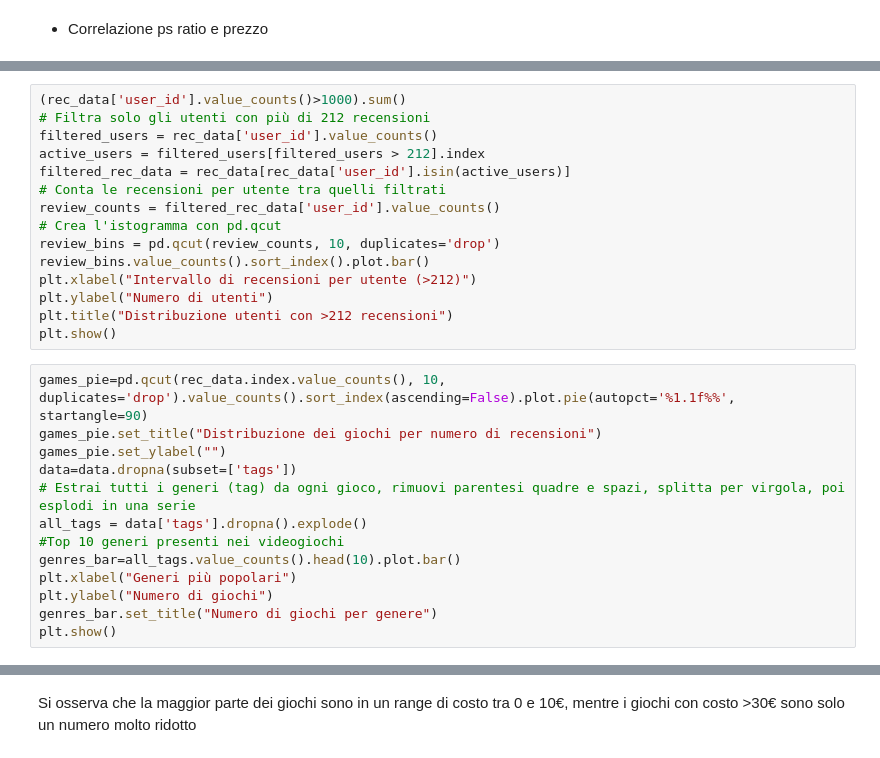
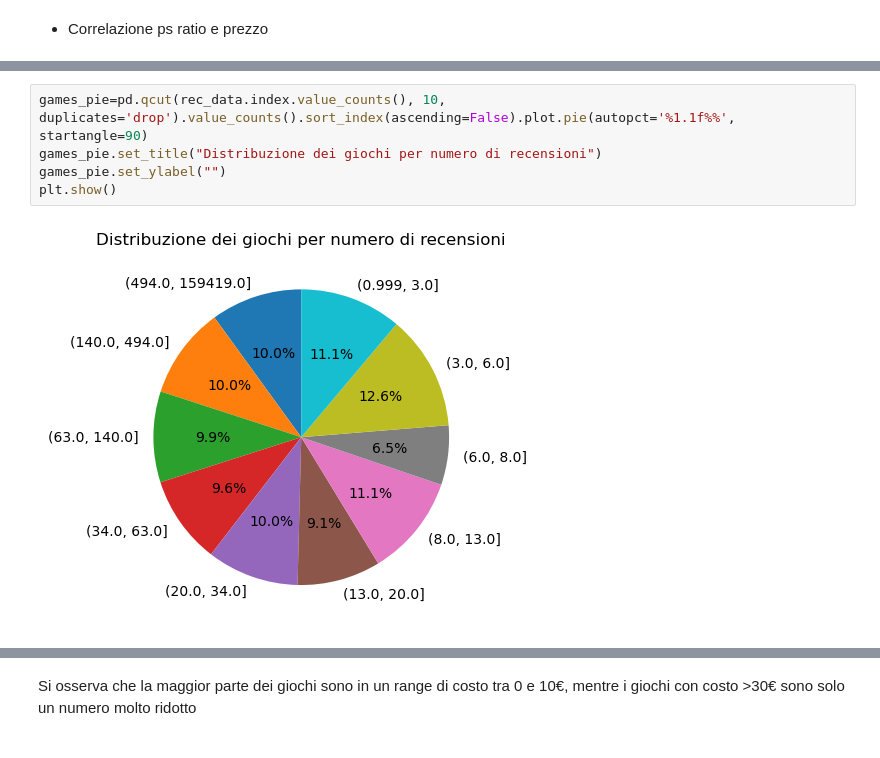
Before and after one commit to tonyspar/progetto-programmazione-di-applicazioni-data-intensive, a Jupyter notebook: notebook_bello (1).ipynb, the cells around one changed output, grey strips where cells are left out. Cells and saved outputs as stored; diff of their text form.

```diff
--- a/notebook_bello (1).ipynb
+++ b/notebook_bello (1).ipynb
@@ -249,31 +342,10 @@ plt.show()
-# %%
-(rec_data['user_id'].value_counts()>1000).sum()
-# Filtra solo gli utenti con più di 212 recensioni
-filtered_users = rec_data['user_id'].value_counts()
-active_users = filtered_users[filtered_users > 212].index
-filtered_rec_data = rec_data[rec_data['user_id'].isin(active_users)]
-# Conta le recensioni per utente tra quelli filtrati
-review_counts = filtered_rec_data['user_id'].value_counts()
-# Crea l'istogramma con pd.qcut
-review_bins = pd.qcut(review_counts, 10, duplicates='drop')
-review_bins.value_counts().sort_index().plot.bar()
-plt.xlabel("Intervallo di recensioni per utente (>212)")
-plt.ylabel("Numero di utenti")
-plt.title("Distribuzione utenti con >212 recensioni")
-plt.show()
 # %%
 games_pie=pd.qcut(rec_data.index.value_counts(), 10, duplicates='drop').value_counts().sort_index(ascending=False).plot.pie(autopct='%1.1f%%', startangle=90)
 games_pie.set_title("Distribuzione dei giochi per numero di recensioni")
 games_pie.set_ylabel("")
-data=data.dropna(subset=['tags'])
-# Estrai tutti i generi (tag) da ogni gioco, rimuovi parentesi quadre e spazi, splitta per virgola, poi esplodi in una serie
-all_tags = data['tags'].dropna().explode()
-#Top 10 generi presenti nei videogiochi
-genres_bar=all_tags.value_counts().head(10).plot.bar()
-plt.xlabel("Generi più popolari")
-plt.ylabel("Numero di giochi")
-genres_bar.set_title("Numero di giochi per genere")
 plt.show()
+# %% [output]
+[figure, added]
 # %%
 #Distribuzione delle piattaforme supportate
 
```
Also changed, not shown: parts of 35 cells of this notebook.
